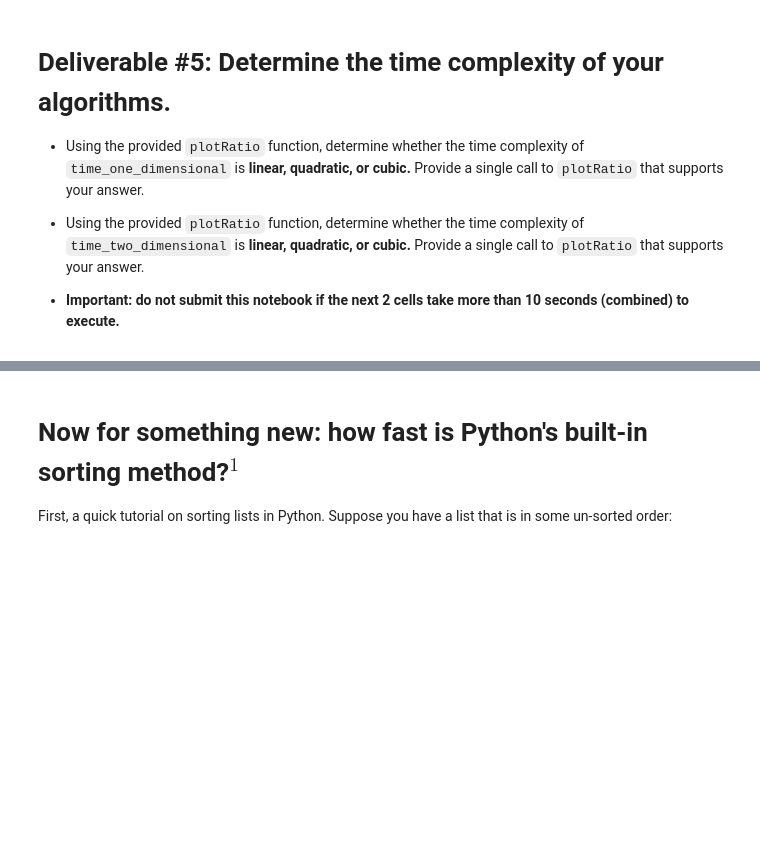
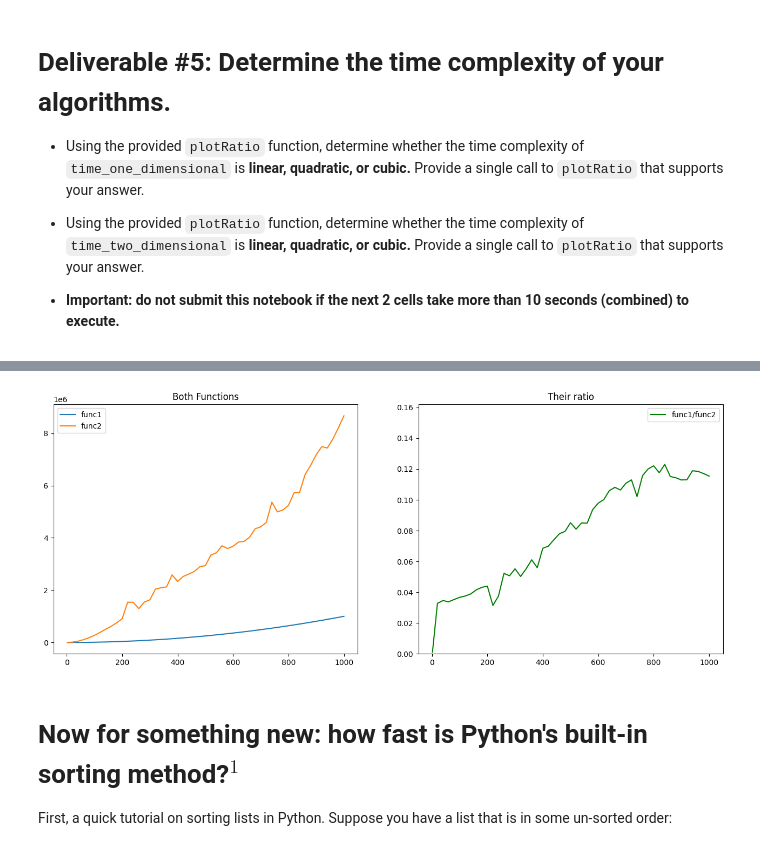
Before and after one commit to Bikatr7/CS2150ClassCode, a Jupyter notebook: projects/4/Bilyeu_Project4.ipynb, the cells around one changed output, grey strips where cells are left out. Cells and saved outputs as stored; diff of their text form; code cells hidden in the pictures; blank space fills up the shorter version.

```diff
--- a/projects/4/Bilyeu_Project4.ipynb
+++ b/projects/4/Bilyeu_Project4.ipynb
@@ -237,3 +248,7 @@ def cubic(n) :
+# %%
+plotRatio(quadratic, time_two_dimensional, 1000)
+# %% [output]
+[figure, added]
 # %% [markdown]
 # Now for something new: how fast is Python's built-in sorting method?$^1$
 
```
Also changed, not shown: parts of 14 cells of this notebook.
